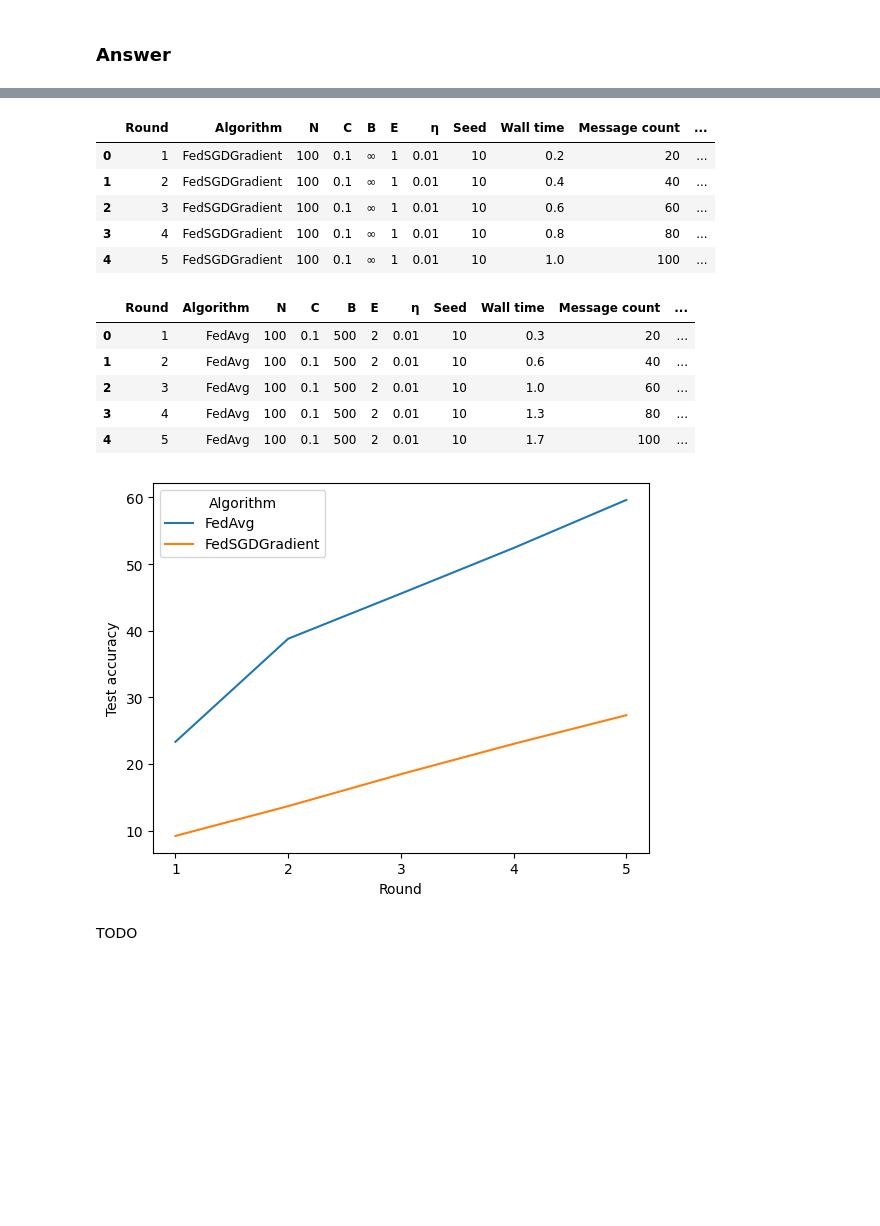
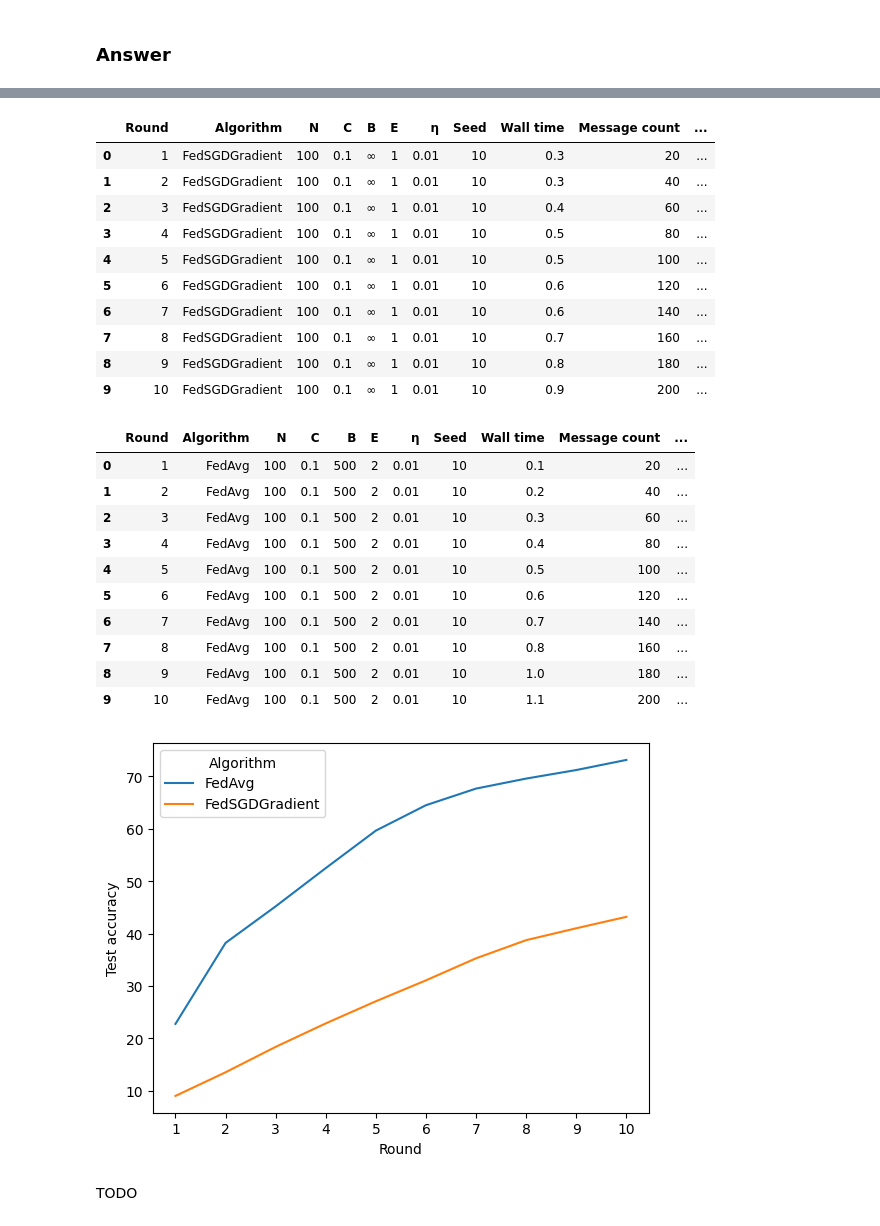
Before and after one commit to Sosekie/DDLS_Assignment, a Jupyter notebook: lab/hw-hfl.ipynb, the cells around one changed output, grey strips where cells are left out. Saved outputs shown, nothing was run; the diff lists cells and outputs as text; code cells hidden in the pictures; blank space fills up the shorter version.

```diff
--- a/lab/hw-hfl.ipynb
+++ b/lab/hw-hfl.ipynb
@@ -171,7 +179,7 @@ How does the observed pattern differ?
 # Parameters
 lr = 0.01
 client_fraction = 0.1
-nr_rounds = 5
+nr_rounds = 10
 client_subsets_iid = split(10, True, seed)
 Question(lr, client_subsets_iid, client_fraction, nr_rounds)
 # %% [output]
@@ -294,7 +352,6 @@ Does the learning rate influence the wall time? For accuracy, how does it change
 # %% [markdown]
 ### Answer
 # %%
-nr_rounds = 5
 lr = 0.01
 client_fraction = 0.1
 client_subsets_iid = split(100, True, seed)
@@ -317,8 +384,5 @@ Question(lr, client_subsets_iid, client_fraction, nr_rounds, avg_batchsize)
 # %%
-nr_rounds = 5
 lr = 0.01
-client_fraction = 0.1
-client_subsets_iid = split(100, True, seed)
 avg_batchsize = 100
 Question(lr, client_subsets_iid, client_fraction, nr_rounds, avg_batchsize)
 # %% [output]
@@ -338,24 +412,31 @@ Question(lr, client_subsets_iid, client_fraction, nr_rounds, avg_batchsize)
 # %%
-nr_rounds = 5
 lr = 0.01
-client_fraction = 0.1
-client_subsets_iid = split(100, True, seed)
 avg_batchsize = 500
 Question(lr, client_subsets_iid, client_fraction, nr_rounds, avg_batchsize)
 # %% [output]
 |  | Round | Algorithm | N | C | B | E | η | Seed | Wall time | Message count | ... |
-| 0 | 1 | FedSGDGradient | 100 | 0.1 | ∞ | 1 | 0.01 | 10 | 0.2 | 20 | ... |
-| 1 | 2 | FedSGDGradient | 100 | 0.1 | ∞ | 1 | 0.01 | 10 | 0.4 | 40 | ... |
-| 2 | 3 | FedSGDGradient | 100 | 0.1 | ∞ | 1 | 0.01 | 10 | 0.6 | 60 | ... |
-| 3 | 4 | FedSGDGradient | 100 | 0.1 | ∞ | 1 | 0.01 | 10 | 0.8 | 80 | ... |
-| 4 | 5 | FedSGDGradient | 100 | 0.1 | ∞ | 1 | 0.01 | 10 | 1.0 | 100 | ... |
+| 0 | 1 | FedSGDGradient | 100 | 0.1 | ∞ | 1 | 0.01 | 10 | 0.3 | 20 | ... |
+| 1 | 2 | FedSGDGradient | 100 | 0.1 | ∞ | 1 | 0.01 | 10 | 0.3 | 40 | ... |
+| 2 | 3 | FedSGDGradient | 100 | 0.1 | ∞ | 1 | 0.01 | 10 | 0.4 | 60 | ... |
+| 3 | 4 | FedSGDGradient | 100 | 0.1 | ∞ | 1 | 0.01 | 10 | 0.5 | 80 | ... |
+| 4 | 5 | FedSGDGradient | 100 | 0.1 | ∞ | 1 | 0.01 | 10 | 0.5 | 100 | ... |
+| 5 | 6 | FedSGDGradient | 100 | 0.1 | ∞ | 1 | 0.01 | 10 | 0.6 | 120 | ... |
+| 6 | 7 | FedSGDGradient | 100 | 0.1 | ∞ | 1 | 0.01 | 10 | 0.6 | 140 | ... |
+| 7 | 8 | FedSGDGradient | 100 | 0.1 | ∞ | 1 | 0.01 | 10 | 0.7 | 160 | ... |
+| 8 | 9 | FedSGDGradient | 100 | 0.1 | ∞ | 1 | 0.01 | 10 | 0.8 | 180 | ... |
+| 9 | 10 | FedSGDGradient | 100 | 0.1 | ∞ | 1 | 0.01 | 10 | 0.9 | 200 | ... |
 |  | Round | Algorithm | N | C | B | E | η | Seed | Wall time | Message count | ... |
-| 0 | 1 | FedAvg | 100 | 0.1 | 500 | 2 | 0.01 | 10 | 0.3 | 20 | ... |
-| 1 | 2 | FedAvg | 100 | 0.1 | 500 | 2 | 0.01 | 10 | 0.6 | 40 | ... |
-| 2 | 3 | FedAvg | 100 | 0.1 | 500 | 2 | 0.01 | 10 | 1.0 | 60 | ... |
-| 3 | 4 | FedAvg | 100 | 0.1 | 500 | 2 | 0.01 | 10 | 1.3 | 80 | ... |
-| 4 | 5 | FedAvg | 100 | 0.1 | 500 | 2 | 0.01 | 10 | 1.7 | 100 | ... |
+| 0 | 1 | FedAvg | 100 | 0.1 | 500 | 2 | 0.01 | 10 | 0.1 | 20 | ... |
+| 1 | 2 | FedAvg | 100 | 0.1 | 500 | 2 | 0.01 | 10 | 0.2 | 40 | ... |
+| 2 | 3 | FedAvg | 100 | 0.1 | 500 | 2 | 0.01 | 10 | 0.3 | 60 | ... |
+| 3 | 4 | FedAvg | 100 | 0.1 | 500 | 2 | 0.01 | 10 | 0.4 | 80 | ... |
+| 4 | 5 | FedAvg | 100 | 0.1 | 500 | 2 | 0.01 | 10 | 0.5 | 100 | ... |
+| 5 | 6 | FedAvg | 100 | 0.1 | 500 | 2 | 0.01 | 10 | 0.6 | 120 | ... |
+| 6 | 7 | FedAvg | 100 | 0.1 | 500 | 2 | 0.01 | 10 | 0.7 | 140 | ... |
+| 7 | 8 | FedAvg | 100 | 0.1 | 500 | 2 | 0.01 | 10 | 0.8 | 160 | ... |
+| 8 | 9 | FedAvg | 100 | 0.1 | 500 | 2 | 0.01 | 10 | 1.0 | 180 | ... |
+| 9 | 10 | FedAvg | 100 | 0.1 | 500 | 2 | 0.01 | 10 | 1.1 | 200 | ... |
-[figure, old version]
+[figure, new version]
 # %% [markdown]
 TODO
 # %%
```
Also changed, not shown: parts of 15 cells of this notebook.
